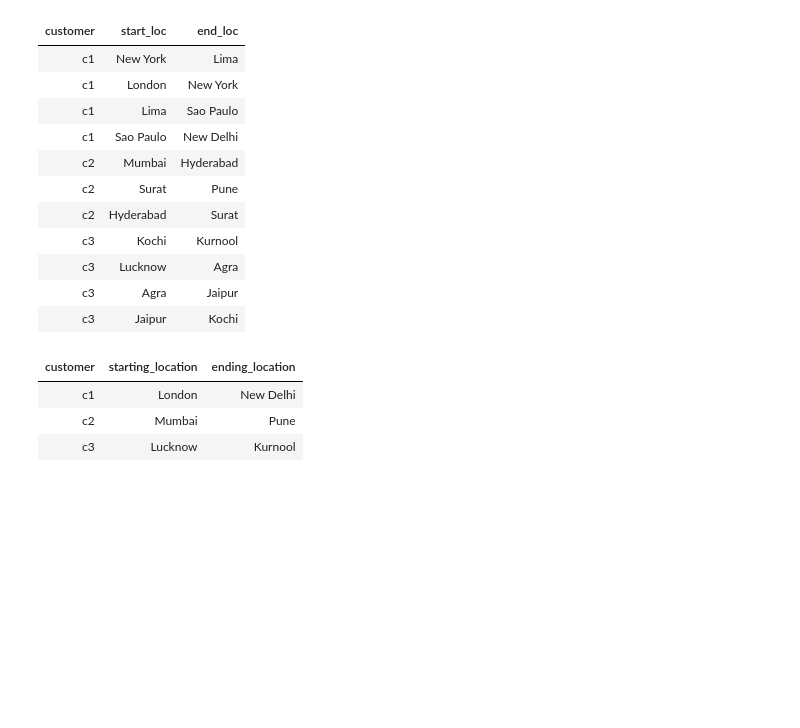
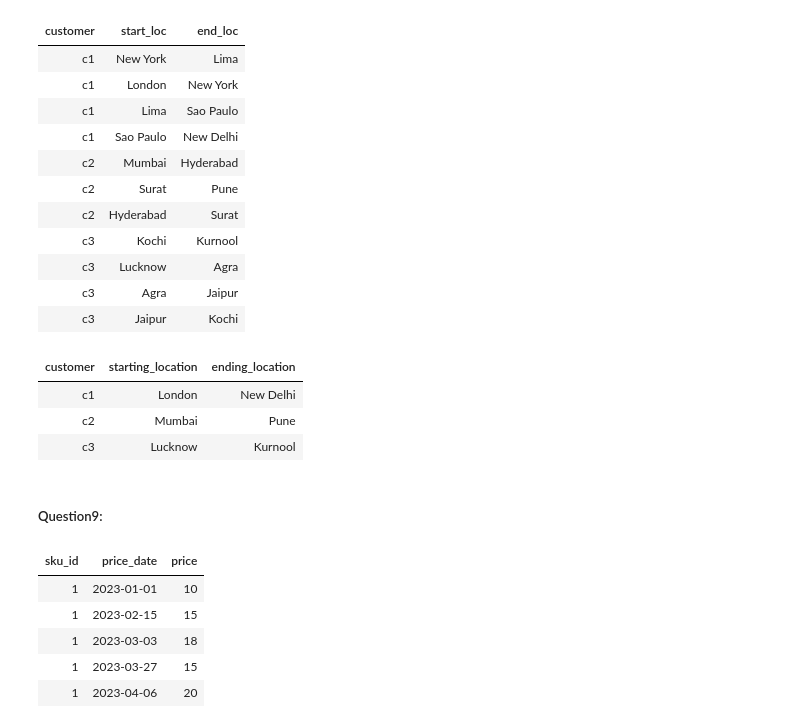
Before and after one commit to Rupam-1/SQL-Pyspark-practise_youtube, a Jupyter notebook: 06. SQL - Part4.ipynb, the cells around one changed output. Cells and saved outputs as stored; diff of their text form; code cells hidden in the pictures; blank space fills up the shorter version.

```diff
--- a/06. SQL - Part4.ipynb
+++ b/06. SQL - Part4.ipynb
@@ -781,3 +781,24 @@ order by customer;
 | c1 | London | New Delhi |
 | c2 | Mumbai | Pune |
 | c3 | Lucknow | Kurnool |
+# %% [markdown]
+##### Question9:
+# %%
+%sql
+drop table if exists sku;
+create table sku
+(
+    sku_id int,
+    price_date date ,
+    price int
+);
+insert into sku values (1,'2023-01-01',10),(1,'2023-02-15',15),(1,'2023-03-03',18),(1,'2023-03-27',15),(1,'2023-04-06',20);
+
+select * from sku;
+# %% [output]
+| sku_id | price_date | price |
+| 1 | 2023-01-01 | 10 |
+| 1 | 2023-02-15 | 15 |
+| 1 | 2023-03-03 | 18 |
+| 1 | 2023-03-27 | 15 |
+| 1 | 2023-04-06 | 20 |
```
Also changed, not shown: parts of 1 cell of this notebook, 1 other file.
